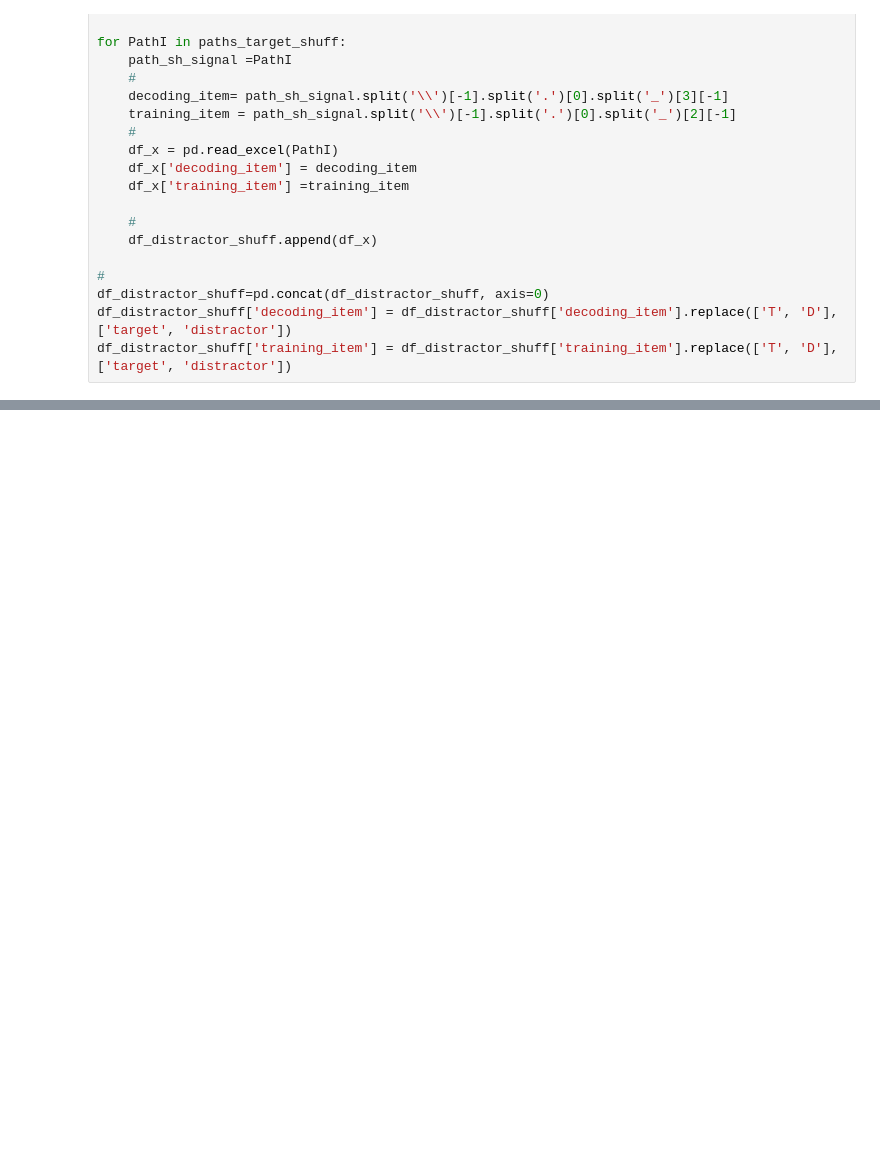
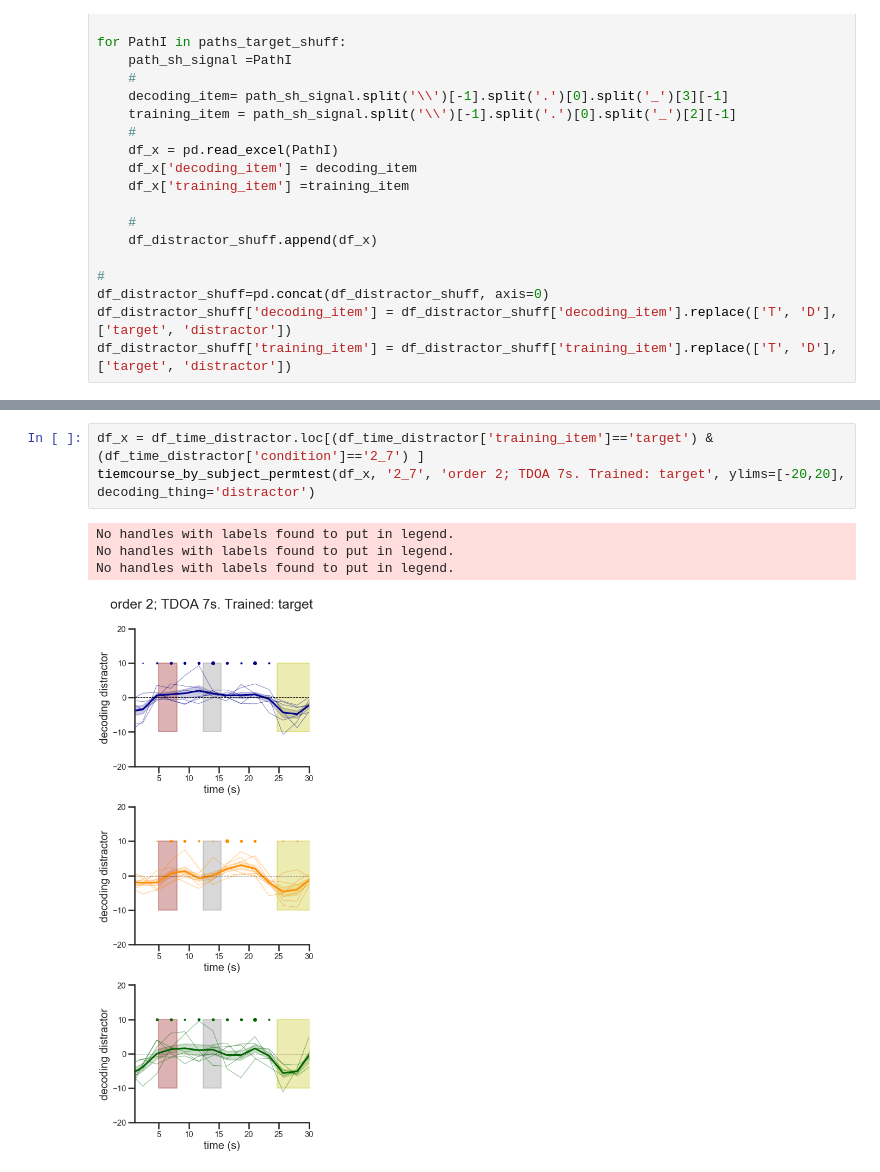
Before and after one commit to davidbestue/encoding, a Jupyter notebook: scripts/plots/IEM/Individual_subjects_plot.ipynb, the cells around one changed output, grey strips where cells are left out. Cells and saved outputs as stored; diff of their text form; blank space fills up the shorter version.

```diff
--- a/scripts/plots/IEM/Individual_subjects_plot.ipynb
+++ b/scripts/plots/IEM/Individual_subjects_plot.ipynb
@@ -113,0 +120,8 @@ No handles with labels found to put in legend.
+# %%
+df_x = df_time_distractor.loc[(df_time_distractor['training_item']=='target') & (df_time_distractor['condition']=='2_7') ]
+tiemcourse_by_subject_permtest(df_x, '2_7', 'order 2; TDOA 7s. Trained: target', ylims=[-20,20], decoding_thing='distractor')
+# %% [output]
+No handles with labels found to put in legend.
+No handles with labels found to put in legend.
+No handles with labels found to put in legend.
+[figure, added]
```
Also changed, not shown: parts of 8 cells of this notebook, 2 other files.
